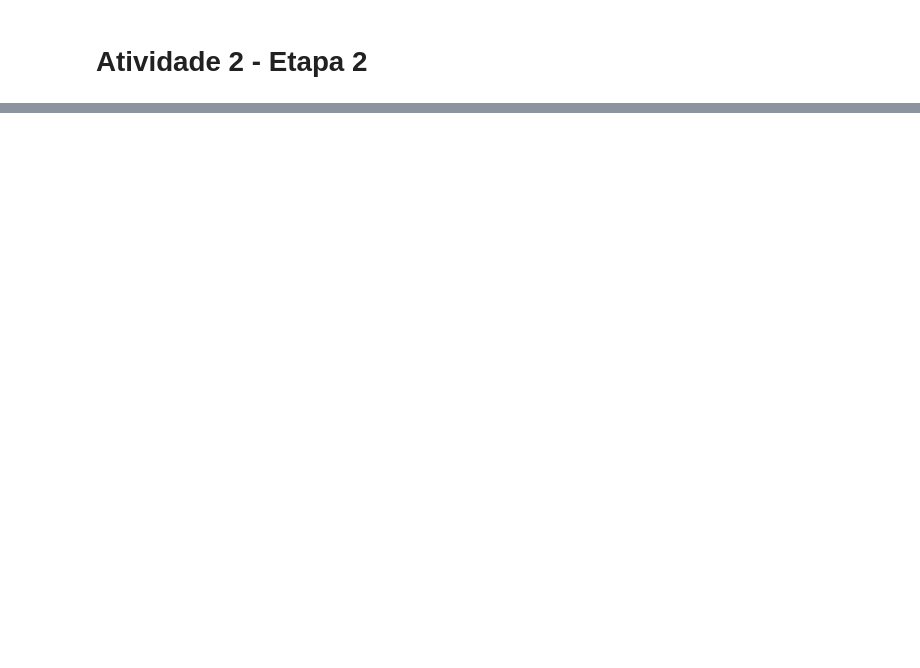
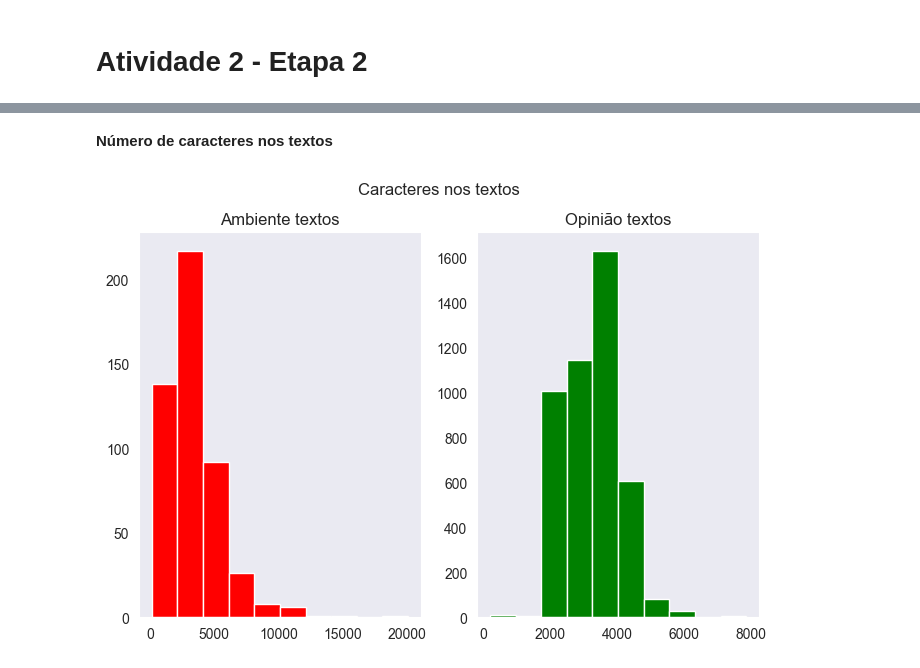
Before and after one commit to fcl2002/machine-learning, a Jupyter notebook: Atividade02/Etapa2.ipynb, the cells around one changed output, grey strips where cells are left out. Drawn from its saved outputs; the diff is of its cells as text; code cells hidden in the pictures; blank space fills up the shorter version.

```diff
--- a/Atividade02/Etapa2.ipynb
+++ b/Atividade02/Etapa2.ipynb
@@ -45,0 +141,17 @@ dtype: int64
+# %% [markdown]
+**Número de caracteres nos textos**
+# %%
+fig,(ax1, ax2) = plt.subplots(1, 2, figsize=(8, 5))
+
+text_len = df[df['category'] == 'ambiente']['text'].str.len()
+ax1.hist(text_len,color='red')
+ax1.set_title('Ambiente')
+
+text_len = df[df['category'] == 'opiniao']['text'].str.len()
+ax2.hist(text_len,color='green')
+ax2.set_title('Opinião')
+
+fig.suptitle('Caracteres nos textos')
+plt.show()
+# %% [output]
+[figure, added]
```
Also changed, not shown: parts of 19 cells of this notebook, 2 other files.
